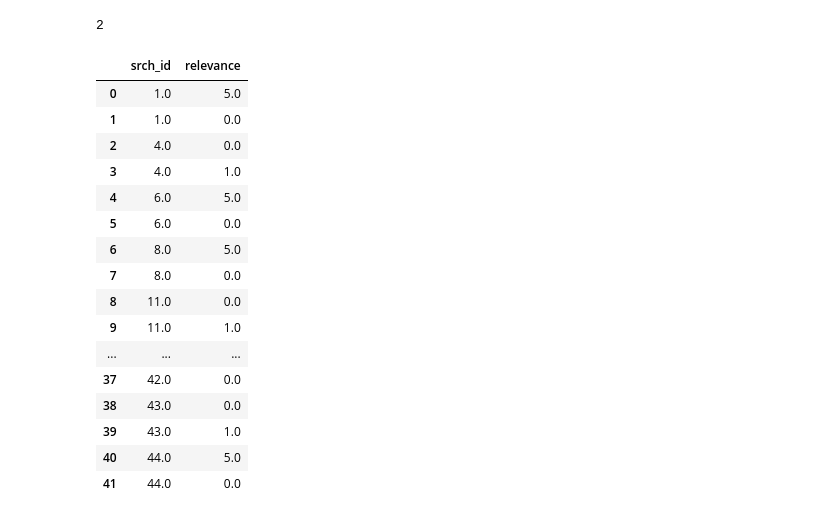
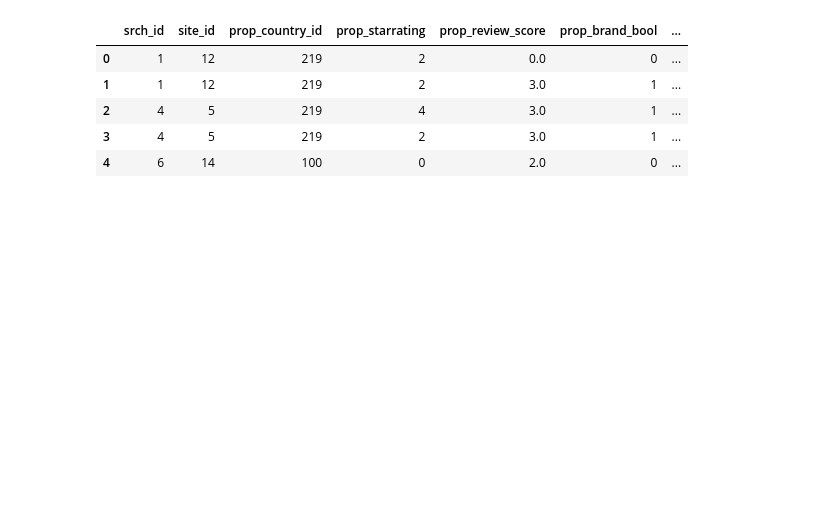
Before and after one commit to awday/DMT-23, a Jupyter notebook: Assignment2/LambdaMART/Pipeline.ipynb, the cells around one changed output. Cells and saved outputs as stored; diff of their text form; code cells hidden in the pictures; blank space fills up the shorter version.

```diff
--- a/Assignment2/LambdaMART/Pipeline.ipynb
+++ b/Assignment2/LambdaMART/Pipeline.ipynb
@@ -110,31 +60,0 @@ ZeroDivisionError: division by zero
-# %%
-max(1,2)
-# %% [output]
-2
-# %%
-def downsample_series(s):
-    s1 = s.where(lambda e: e["relevance"] > 0).dropna()
-    s2 = s.where(lambda e: e["relevance"] == 0).dropna()
-    s2 = s2.sample(frac=(len(s1)/len(s2)))
-    return s1.append(s2).sort_index()
-
-x = train.head(n=500)
-x.groupby("srch_id").apply(downsample_series)[["srch_id", "relevance"]].reset_index(drop=True)
-# %% [output]
-|  | srch_id | relevance |
-| 0 | 1.0 | 5.0 |
-| 1 | 1.0 | 0.0 |
-| 2 | 4.0 | 0.0 |
-| 3 | 4.0 | 1.0 |
-| 4 | 6.0 | 5.0 |
-| 5 | 6.0 | 0.0 |
-| 6 | 8.0 | 5.0 |
-| 7 | 8.0 | 0.0 |
-| 8 | 11.0 | 0.0 |
-| 9 | 11.0 | 1.0 |
-| ... | ... | ... |
-| 37 | 42.0 | 0.0 |
-| 38 | 43.0 | 0.0 |
-| 39 | 43.0 | 1.0 |
-| 40 | 44.0 | 5.0 |
-| 41 | 44.0 | 0.0 |
@@ -141 +65,22 @@ x.groupby("srch_id").apply(downsample_series)[["srch_id", "relevance"]].reset_in
+# %%
+# Select properties we care about (kind of arbitrary right now)
+features = ["srch_id", "site_id", "prop_country_id", "prop_starrating", "prop_review_score", "prop_brand_bool",
+              "prop_location_score1", "prop_location_score2", "price_usd", "promotion_flag", "srch_destination_id",
+              "srch_length_of_stay", "srch_adults_count", "srch_children_count", "srch_room_count",
+            "prop_starrating_median", "prop_starrating_mean", "price_usd_median", "price_usd_mean",
+            "relevance"]
+
+_train = _train[features]
+_val = _val[features]
+_test = _test[features]
+test = test[features[0:-1]]
+
+_train.head()
+# %% [output]
+|  | srch_id | site_id | prop_country_id | prop_starrating | prop_review_score | prop_brand_bool | ... |
+| 0 | 1 | 12 | 219 | 2 | 0.0 | 0 | ... |
+| 1 | 1 | 12 | 219 | 2 | 3.0 | 1 | ... |
+| 2 | 4 | 5 | 219 | 4 | 3.0 | 1 | ... |
+| 3 | 4 | 5 | 219 | 2 | 3.0 | 1 | ... |
+| 4 | 6 | 14 | 100 | 0 | 2.0 | 0 | ... |
 # %%
```
Also changed, not shown: parts of 24 cells of this notebook, 2 other files.
